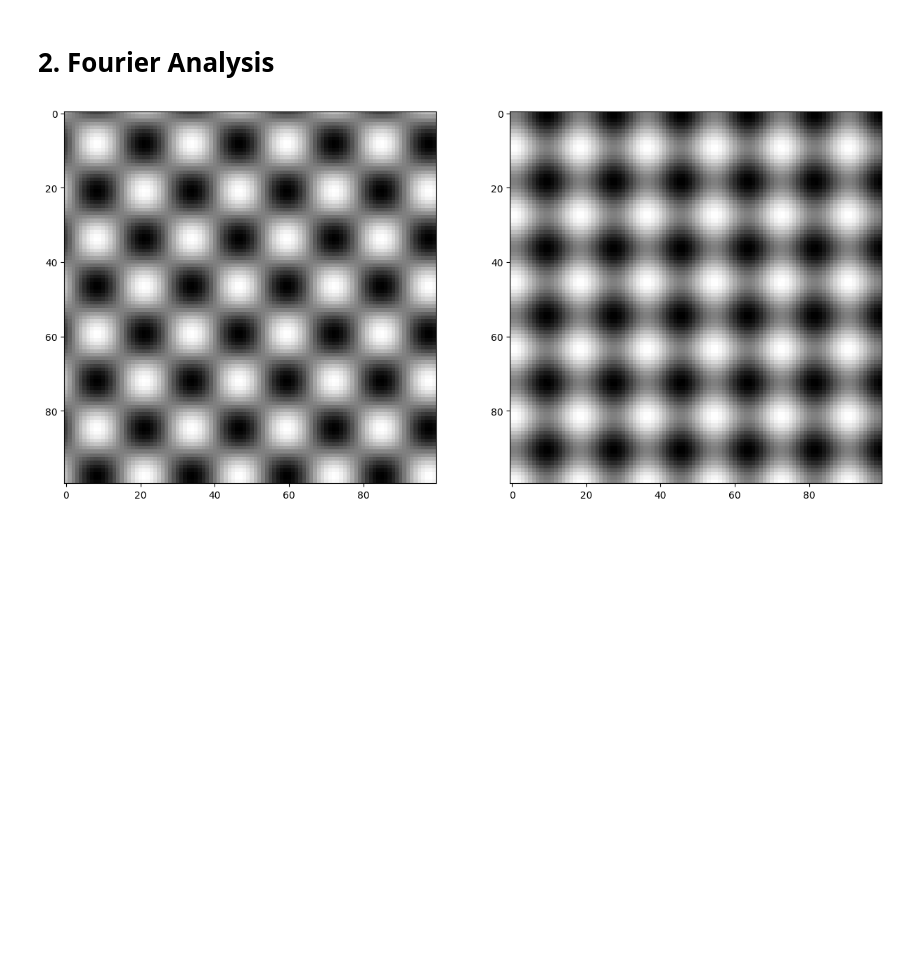
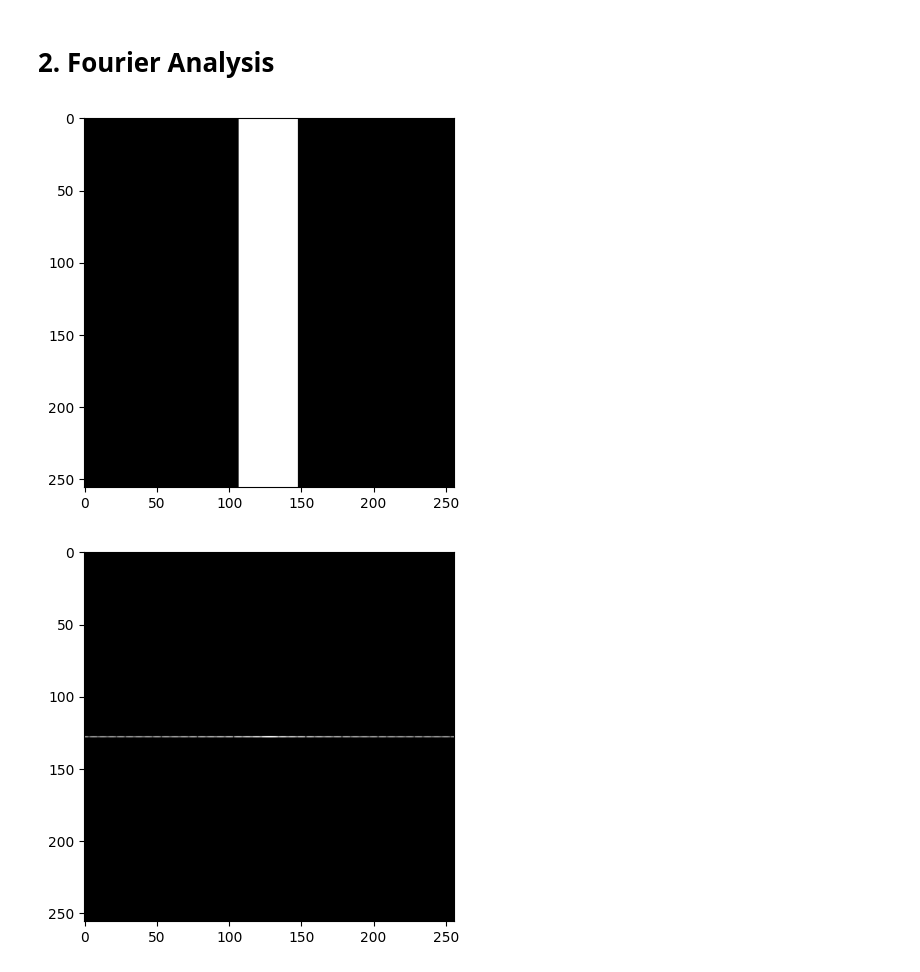
Before and after one commit to sarahmacintosh/syde575-lab, a Jupyter notebook: lab3.ipynb, the cells around one changed output. Cells and saved outputs as stored; diff of their text form; code cells hidden in the pictures; blank space fills up the shorter version.

```diff
--- a/lab3.ipynb
+++ b/lab3.ipynb
@@ -29,19 +31,14 @@ frequnoisy = imread('frequnoisy.tif').astype(np.float64)/255
 # %% [markdown]
 # 2. Fourier Analysis
 # %%
-f = np.zeros((256,256))
-f[:,107:148] = 1
+toy = np.zeros((256,256))
+toy[:,107:148] = 1
+plt.imshow(toy)
+plt.show()
+
+f_toy = np.fft.fftshift(np.fft.fft2(toy))
+plt.imshow(np.log(np.abs(f_toy) + 1))
+plt.show()
+# %% [output]
+[figure, added]
+[figure, added]
-# %%
-def demo():
-    sines = np.sin(np.linspace(0, 20*np.pi, 256))
-    stripes = np.outer(sines, sines)
-    normal = rotate(stripes, 0, mode='edge')[100:200, 100:200]
-    stripes = rotate(stripes, 45, mode='edge')[100:200, 100:200]
-    plt.subplots(1,2, figsize=(15, 7))
-    plt.subplot(121)
-    plt.imshow(normal)
-    plt.subplot(122)
-    plt.imshow(stripes)
-    plt.show()
-# %% [output]
-[figure, removed]
```
Also changed, not shown: parts of 2 cells of this notebook.
